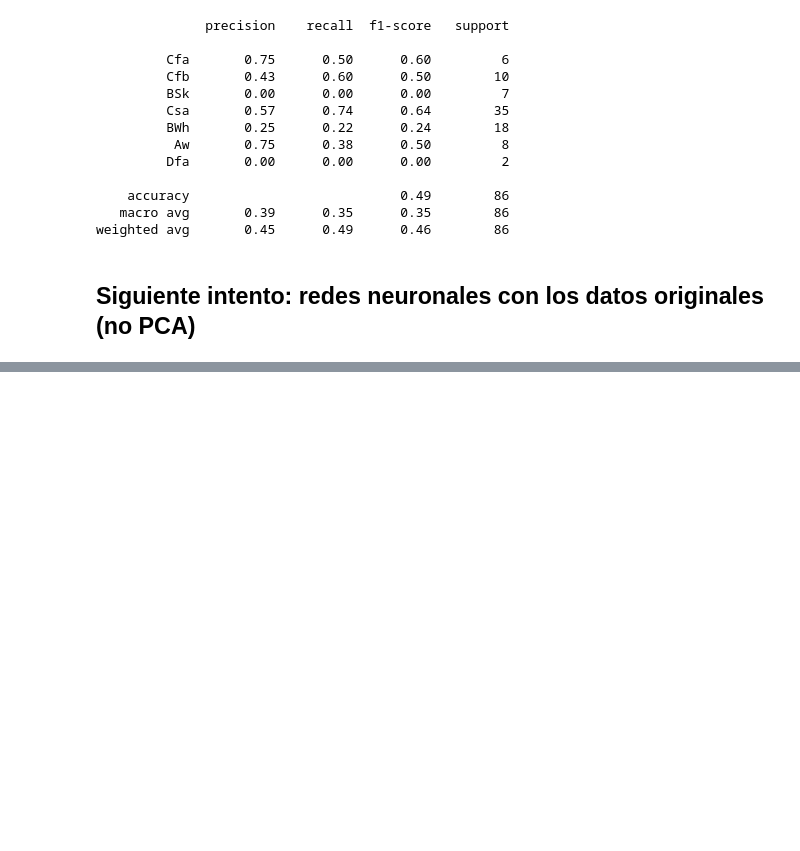
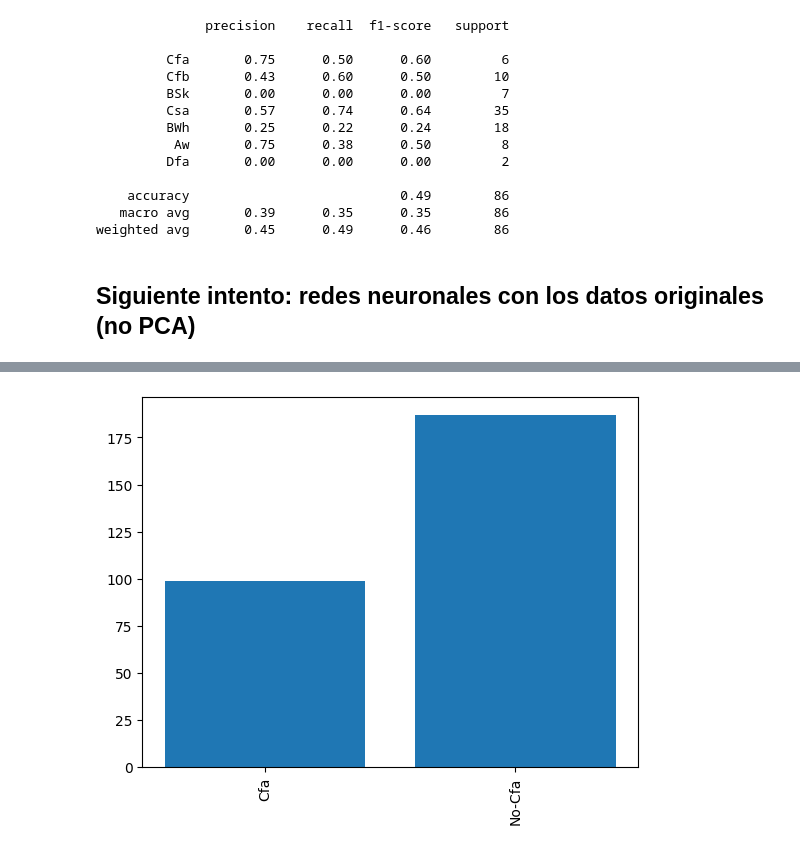
Before and after one commit to JairEsc/Aprendizaje, a Jupyter notebook: CAMDA/multi_class_classifier.ipynb, the cells around one changed output, grey strips where cells are left out. Saved outputs shown, nothing was run; the diff lists cells and outputs as text; code cells hidden in the pictures; blank space fills up the shorter version.

```diff
--- a/CAMDA/multi_class_classifier.ipynb
+++ b/CAMDA/multi_class_classifier.ipynb
@@ -216,0 +220,6 @@ seconds= 23.159801244735718
+# %%
+plt.bar([list(otus['Climate'].value_counts().index.ravel())[0],'No-Cfa'],[list(otus['Climate'].value_counts())[0],sum(list(otus['Climate'].value_counts())[1:]),])
+plt.tick_params(axis='x', labelrotation=90)
+plt.show()
+# %% [output]
+[figure, added]
```
Also changed, not shown: parts of 4 cells of this notebook.
